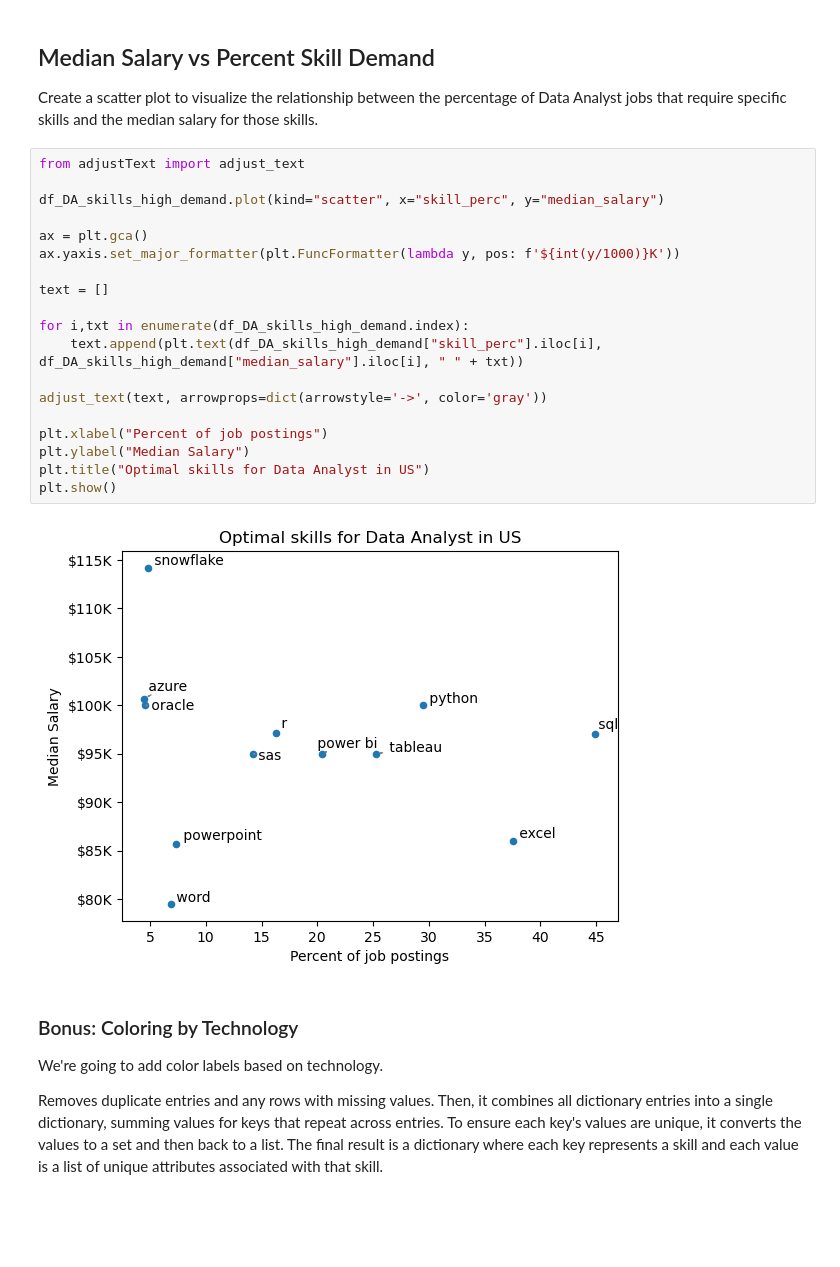
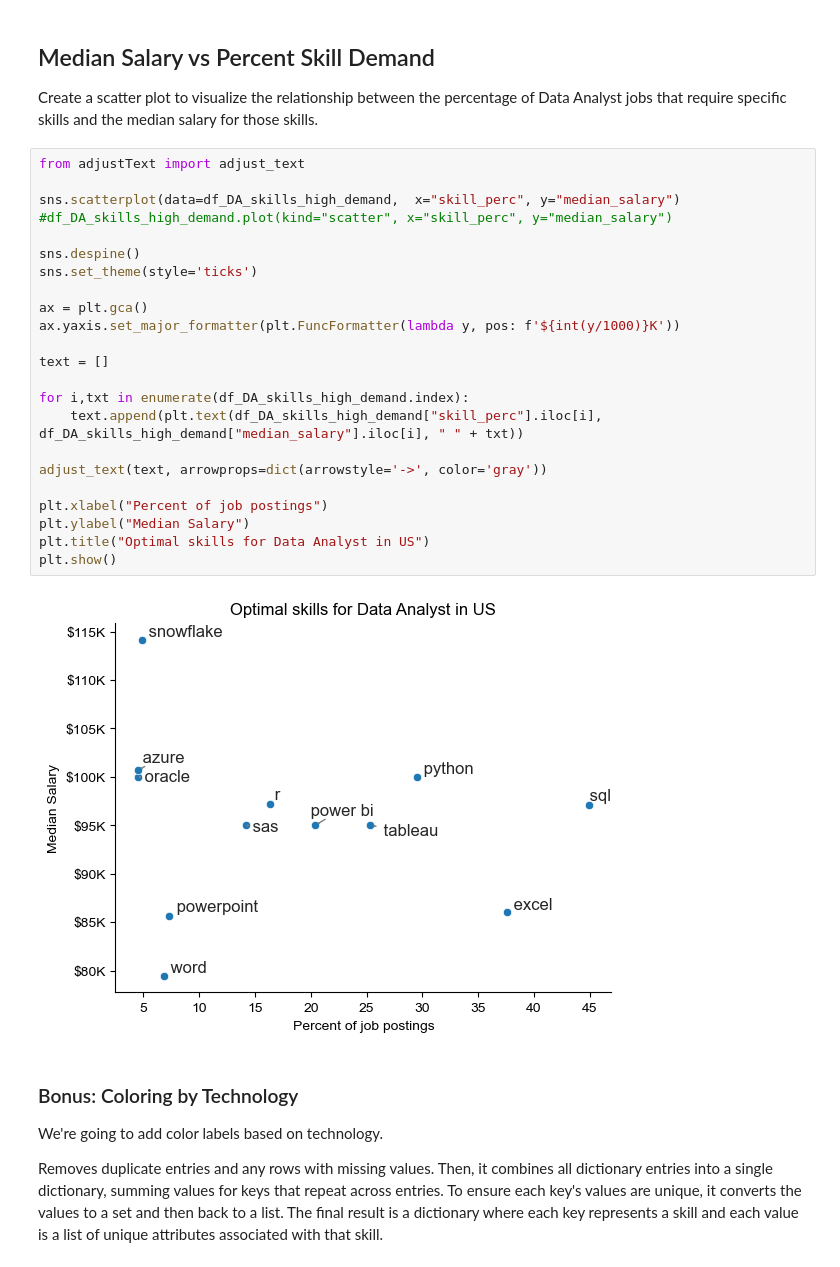
Before and after one commit to savicnikola9999-creator/Python_NS, a Jupyter notebook: Project/5_optimal_skills.ipynb, the cells around one changed output. Drawn from its saved outputs; the diff is of its cells as text; blank space fills up the shorter version.

```diff
--- a/Project/5_optimal_skills.ipynb
+++ b/Project/5_optimal_skills.ipynb
@@ -84,24 +84,28 @@ Create a scatter plot to visualize the relationship between the percentage of Da
 # %%
 from adjustText import adjust_text
 
-df_DA_skills_high_demand.plot(kind="scatter", x="skill_perc", y="median_salary")
+sns.scatterplot(data=df_DA_skills_high_demand,  x="skill_perc", y="median_salary")
+#df_DA_skills_high_demand.plot(kind="scatter", x="skill_perc", y="median_salary")
+
+sns.despine()
+sns.set_theme(style='ticks')
 
 ax = plt.gca()
 ax.yaxis.set_major_formatter(plt.FuncFormatter(lambda y, pos: f'${int(y/1000)}K'))
 
 text = []
 
 for i,txt in enumerate(df_DA_skills_high_demand.index):
     text.append(plt.text(df_DA_skills_high_demand["skill_perc"].iloc[i], df_DA_skills_high_demand["median_salary"].iloc[i], " " + txt))
 
 adjust_text(text, arrowprops=dict(arrowstyle='->', color='gray'))
 
 plt.xlabel("Percent of job postings")
 plt.ylabel("Median Salary")
 plt.title("Optimal skills for Data Analyst in US")
 plt.show()
 # %% [output]
-[figure, old version]
+[figure, new version]
 # %% [markdown]
 ### Bonus: Coloring by Technology
 We're going to add color labels based on technology.
```
Also changed, not shown: 3 other files.
